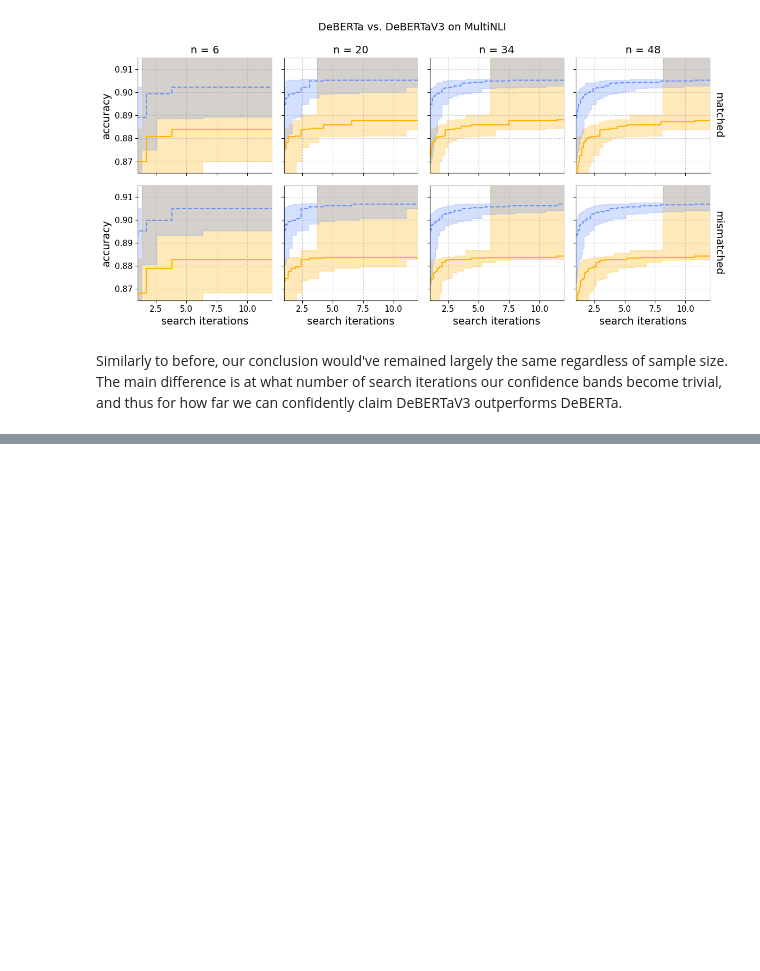
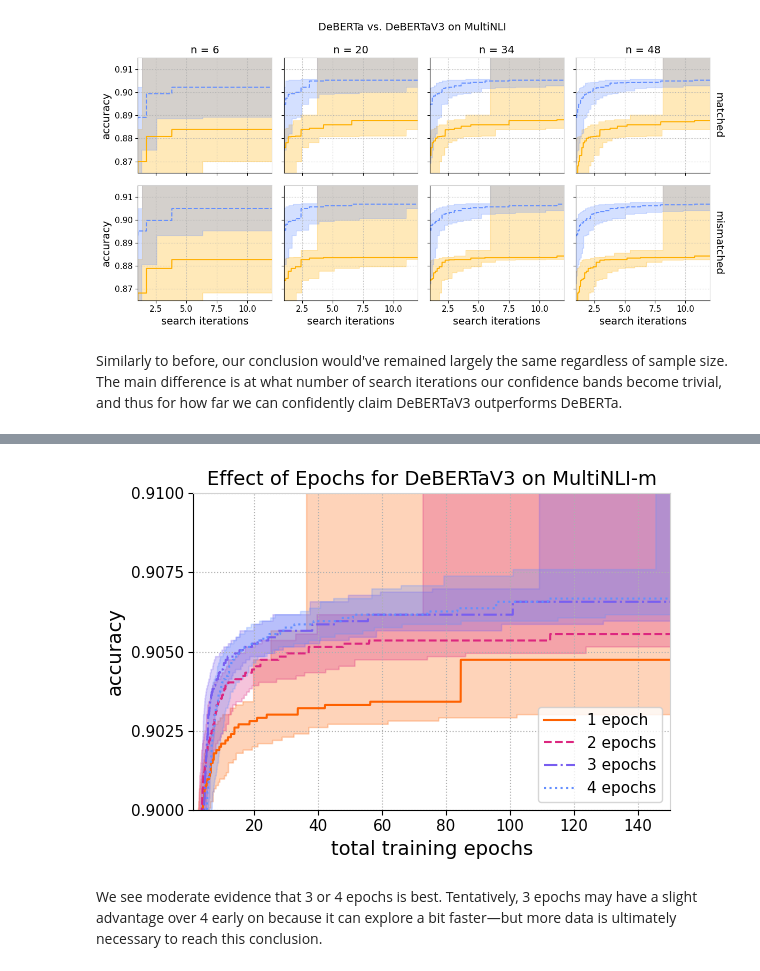
Before and after one commit to nicholaslourie/opda, a Jupyter notebook: nbs/experiments/evaluating-debertav3-with-the-nonparametric-analysis.ipynb, the cells around one changed output, grey strips where cells are left out. Drawn from its saved outputs; the diff is of its cells as text; code cells hidden in the pictures; blank space fills up the shorter version.

```diff
--- a/nbs/experiments/evaluating-debertav3-with-the-nonparametric-analysis.ipynb
+++ b/nbs/experiments/evaluating-debertav3-with-the-nonparametric-analysis.ipynb
@@ -405,0 +609,63 @@ Similarly to before, our conclusion would've remained largely the same regardles
+# %%
+fig, ax = plt.subplots(nrows=1, ncols=1, figsize=(6, 4.25))
+for num_train_epochs in filter(is_number, epochs):
+    # Subsample the data to obtain a sample of size 245.
+    average_epochs = num_train_epochs
+    ys = generator.choice(
+        [
+            y
+            for hparams, y in zip(
+                model_to_evaluation_to_hparams[model][evaluation],
+                model_to_evaluation_to_ys[model][evaluation],
+            )
+            if hparams["num_train_epochs"] == num_train_epochs
+        ],
+        size=245,
+        replace=False,
+    )
+
+    # Construct the confidence bands.
+    lower_cdf, point_cdf, upper_cdf =\
+        nonparametric.EmpiricalDistribution.confidence_bands(
+            ys,
+            confidence=confidence,
+            a=y_min,
+            b=y_max,
+            method=band,
+        )
+
+    # Plot the confidence bands.
+    ax.plot(
+        average_epochs * ns_grid,
+        point_cdf.quantile_tuning_curve(ns_grid),
+        label=f'{num_train_epochs} epoch{"s" if num_train_epochs > 1 else ""}',
+        **epochs[num_train_epochs]["style"],
+    )
+    ax.fill_between(
+        average_epochs * ns_grid,
+        upper_cdf.quantile_tuning_curve(ns_grid),
+        lower_cdf.quantile_tuning_curve(ns_grid),
+        alpha=0.275,
+        color=epochs[num_train_epochs]["style"]["color"],
+    )
+
+# Format the plot.
+ax.set_xlim(1, 150)
+ax.set_ylim(0.90, 0.91)
+ax.set_yticks(np.linspace(0.90, 0.91, num=5))
+ax.spines["right"].set_color("lightgrey")
+ax.spines["top"].set_color("lightgrey")
+ax.legend(loc="lower right")
+ax.set_xlabel("total training epochs")
+ax.set_ylabel("accuracy")
+ax.set_title(
+    f'Effect of Epochs for {models[model]["name"]} on {evaluations[evaluation]["name"]}',
+)
+
+fig.tight_layout()
+
+plt.show()
+# %% [output]
+[figure, added]
+# %% [markdown]
+We see moderate evidence that 3 or 4 epochs is best. Tentatively, 3 epochs may have a slight advantage over 4 early on because it can explore a bit faster&mdash;but more data is ultimately necessary to reach this conclusion.
```
Also changed, not shown: parts of 7 cells of this notebook.
